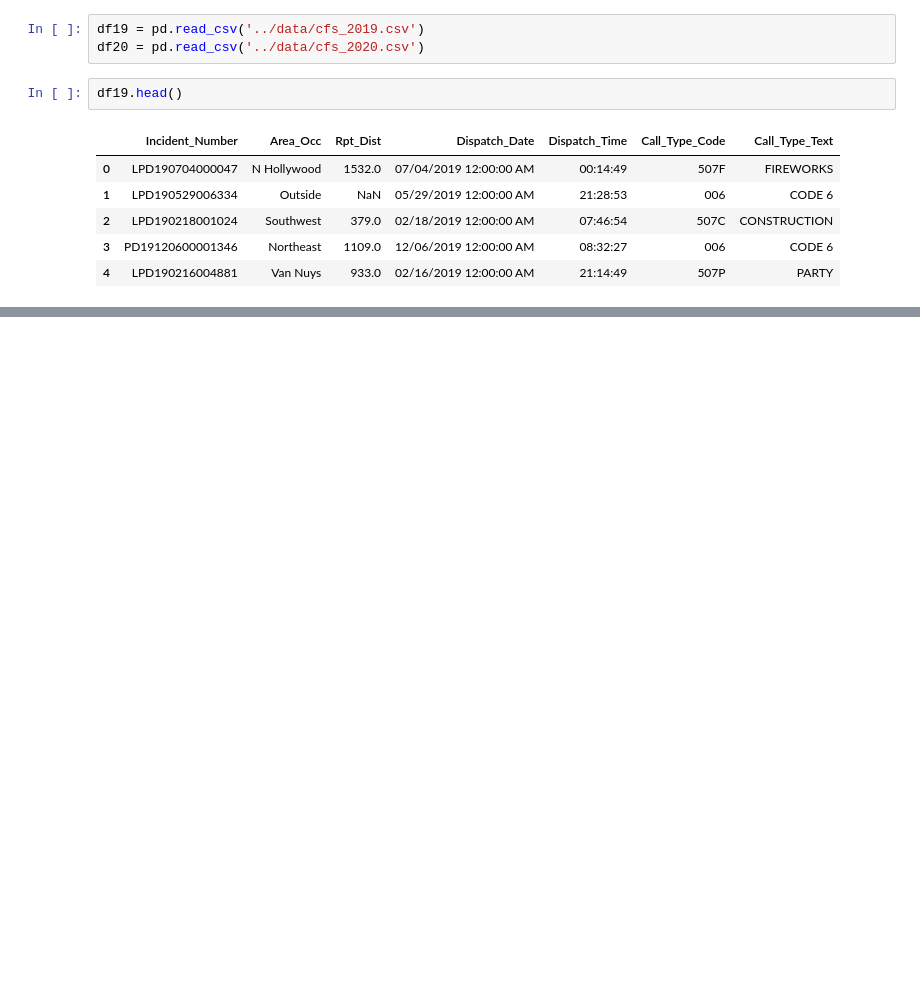
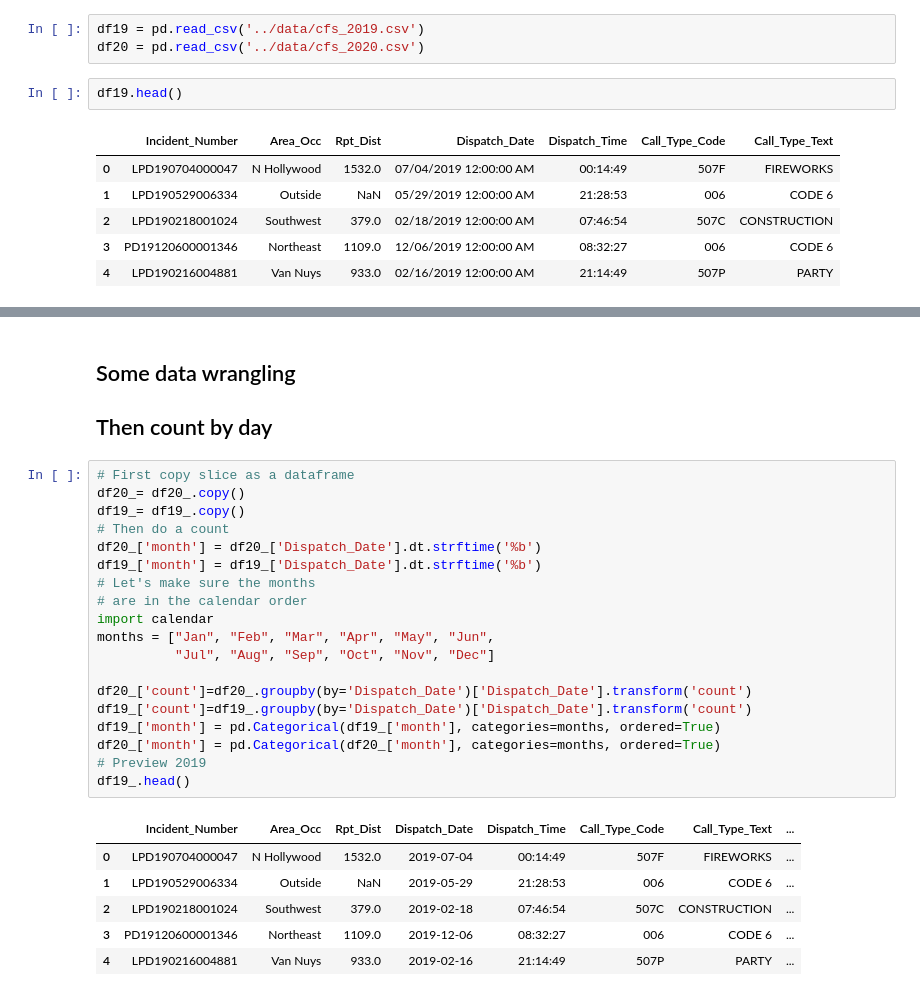
Before and after one commit to pattyjula/cfs-plots, a Jupyter notebook: code/cfs_analysis.ipynb, the cells around one changed output, grey strips where cells are left out. Cells and saved outputs as stored; diff of their text form; blank space fills up the shorter version.

```diff
--- a/code/cfs_analysis.ipynb
+++ b/code/cfs_analysis.ipynb
@@ -27,0 +43,29 @@ df20.head()
+# %% [markdown]
+## Some data wrangling
+## Then count by day
+# %%
+# First copy slice as a dataframe
+df20_= df20_.copy()
+df19_= df19_.copy()
+# Then do a count
+df20_['month'] = df20_['Dispatch_Date'].dt.strftime('%b')
+df19_['month'] = df19_['Dispatch_Date'].dt.strftime('%b')
+# Let's make sure the months
+# are in the calendar order
+import calendar
+months = ["Jan", "Feb", "Mar", "Apr", "May", "Jun",
+          "Jul", "Aug", "Sep", "Oct", "Nov", "Dec"]
+
+df20_['count']=df20_.groupby(by='Dispatch_Date')['Dispatch_Date'].transform('count')
+df19_['count']=df19_.groupby(by='Dispatch_Date')['Dispatch_Date'].transform('count')
+df19_['month'] = pd.Categorical(df19_['month'], categories=months, ordered=True)
+df20_['month'] = pd.Categorical(df20_['month'], categories=months, ordered=True)
+# Preview 2019
+df19_.head()
+# %% [output]
+|  | Incident_Number | Area_Occ | Rpt_Dist | Dispatch_Date | Dispatch_Time | Call_Type_Code | Call_Type_Text | ... |
+| 0 | LPD190704000047 | N Hollywood | 1532.0 | 2019-07-04 | 00:14:49 | 507F | FIREWORKS | ... |
+| 1 | LPD190529006334 | Outside | NaN | 2019-05-29 | 21:28:53 | 006 | CODE 6 | ... |
+| 2 | LPD190218001024 | Southwest | 379.0 | 2019-02-18 | 07:46:54 | 507C | CONSTRUCTION | ... |
+| 3 | PD19120600001346 | Northeast | 1109.0 | 2019-12-06 | 08:32:27 | 006 | CODE 6 | ... |
+| 4 | LPD190216004881 | Van Nuys | 933.0 | 2019-02-16 | 21:14:49 | 507P | PARTY | ... |
```
Also changed, not shown: parts of 11 cells of this notebook.
